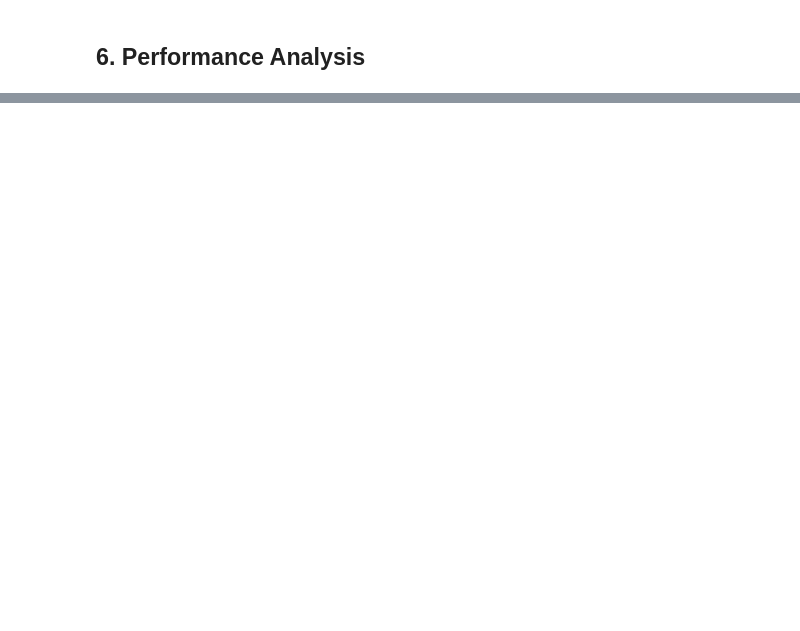
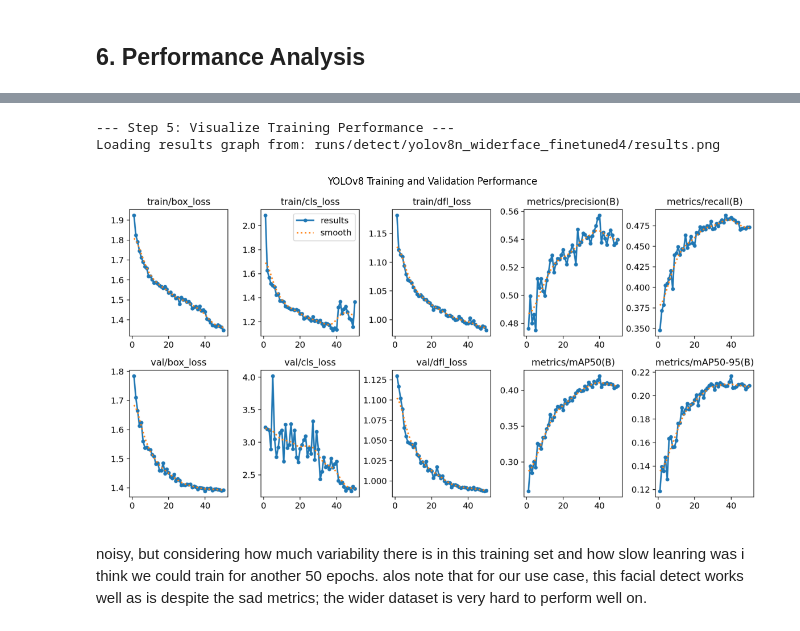
Before and after one commit to mattohan567/super_face, a Jupyter notebook: Face_Super_Resolution_Project.ipynb, the cells around one changed output, grey strips where cells are left out. Cells and saved outputs as stored; diff of their text form; code cells hidden in the pictures; blank space fills up the shorter version.

```diff
--- a/Face_Super_Resolution_Project.ipynb
+++ b/Face_Super_Resolution_Project.ipynb
@@ -200,0 +426,35 @@ LPIPS < 0.2: ✓ Good
+# %%
+# evaluation yolo
+import matplotlib.pyplot as plt
+import matplotlib.image as mpimg
+import os
+
+# --- Step 5: Visualize Training Performance ---
+print("--- Step 5: Visualize Training Performance ---")
+
+# --- Path to the results file ---
+# Ultralytics saves a 'results.png' file in the training run's directory.
+results_dir = 'runs/detect/yolov8n_widerface_finetuned4'
+results_image_path = os.path.join(results_dir, 'results.png')
+
+# --- Check if the results image exists and display it ---
+if os.path.exists(results_image_path):
+    print(f"Loading results graph from: {results_image_path}")
+
+    # Load and display the image
+    img = mpimg.imread(results_image_path)
+
+    plt.figure(figsize=(15, 10))
+    plt.imshow(img)
+    plt.title('YOLOv8 Training and Validation Performance')
+    plt.axis('off')  # Hide the axes for a cleaner look
+    plt.show()
+else:
+    print(f"❌ Error: Could not find the results image at '{results_image_path}'.")
+    print("Please ensure that the training process has completed successfully and the path is correct.")
+# %% [output]
+--- Step 5: Visualize Training Performance ---
+Loading results graph from: runs/detect/yolov8n_widerface_finetuned4/results.png
+[figure, added]
+# %% [markdown]
+noisy, but considering how much variability there is in this training set and how slow leanring was i think we could train for another 50 epochs. alos note that for our use case, this facial detect works well as is despite the sad metrics; the wider dataset is very hard to perform well on.
```
Also changed, not shown: parts of 29 cells of this notebook, 4 other files.
